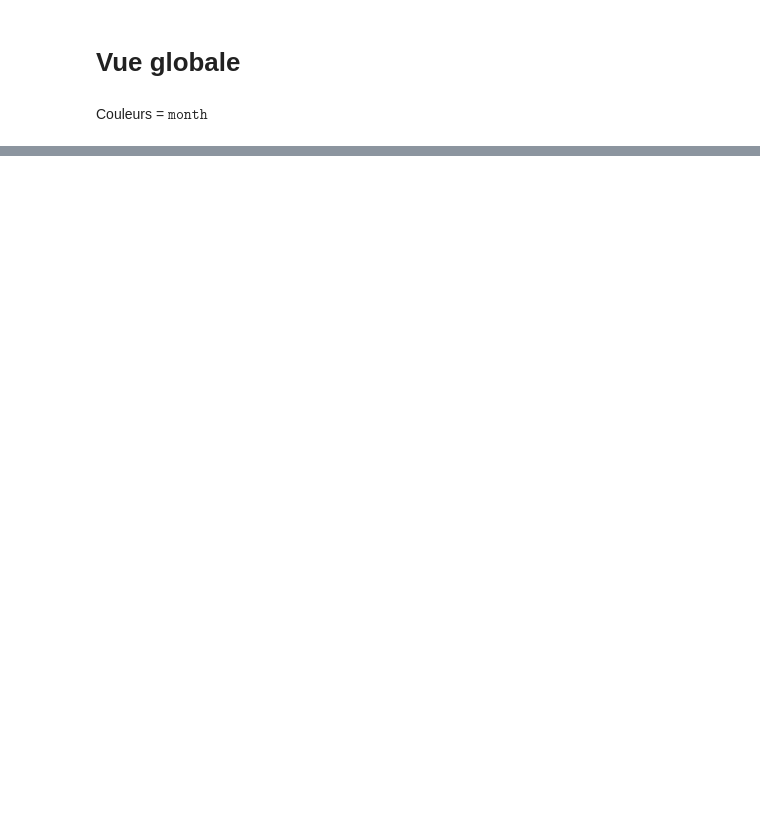
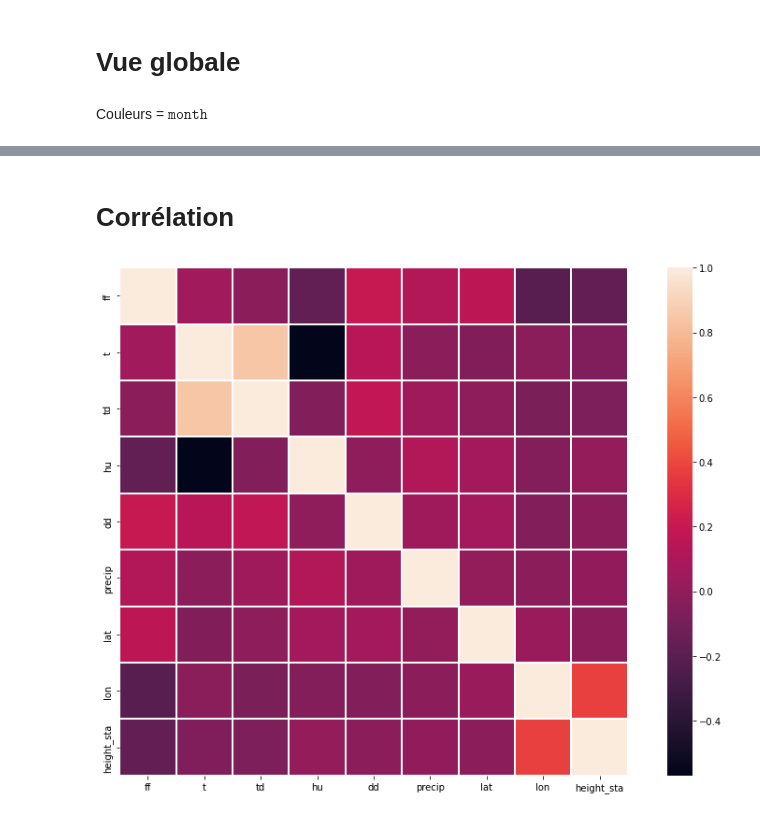
Before and after one commit to bgtyuh/defi-ia-2022, a Jupyter notebook: visu.ipynb, the cells around one changed output, grey strips where cells are left out. Drawn from its saved outputs; the diff is of its cells as text; code cells hidden in the pictures; blank space fills up the shorter version.

```diff
--- a/visu.ipynb
+++ b/visu.ipynb
@@ -48,0 +55,6 @@ sns.pairplot(train.drop(["lat", "lon"], axis=1).sample(frac=.001), hue="month");
+# %% [markdown]
+# Corrélation
+# %%
+sns.heatmap(train.corr(), square=True, linewidths=1);
+# %% [output]
+[figure, added]
```
Also changed, not shown: parts of 4 cells of this notebook.
